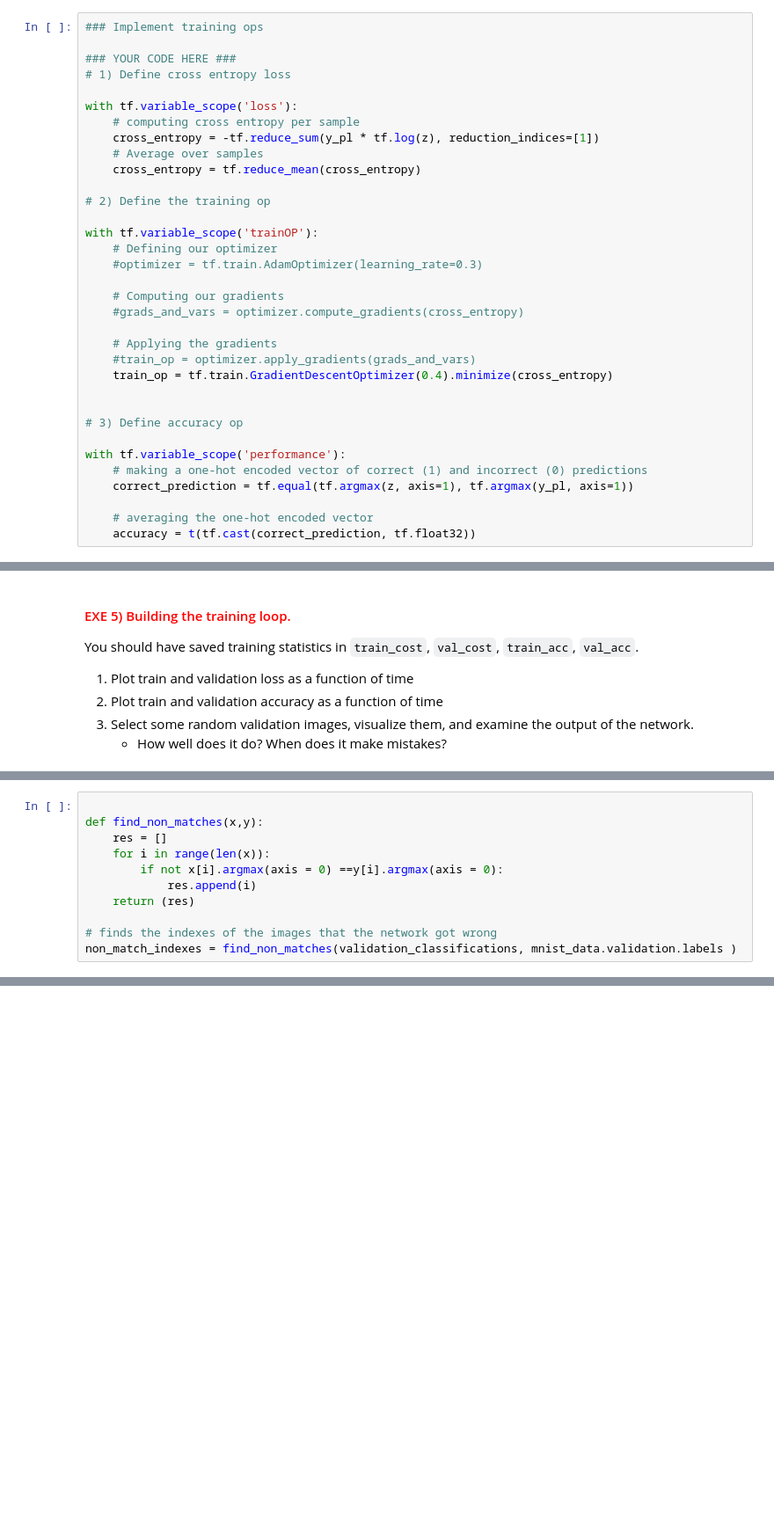
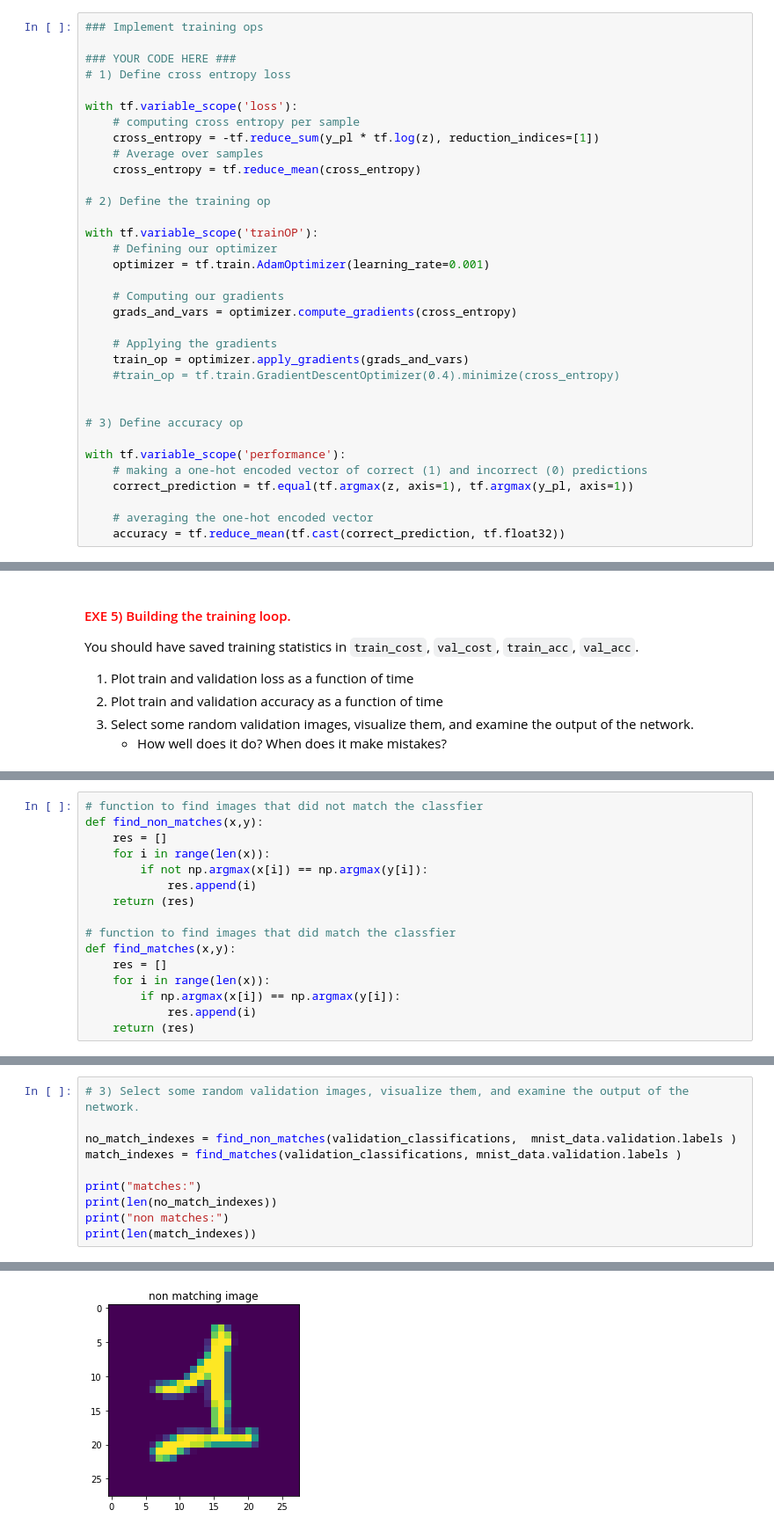
Before and after one commit to luklbe/02456-deep-learning, a Jupyter notebook: notebooks/lab1_Introduction/7.EXE_MNIST.ipynb, the cells around one changed output, grey strips where cells are left out. Shown at 88% size. Cells and saved outputs as stored; diff of their text form; blank space fills up the shorter version.

```diff
--- a/notebooks/lab1_Introduction/7.EXE_MNIST.ipynb
+++ b/notebooks/lab1_Introduction/7.EXE_MNIST.ipynb
@@ -194,14 +194,14 @@ with tf.variable_scope('loss'):
 
 with tf.variable_scope('trainOP'):
     # Defining our optimizer
-    #optimizer = tf.train.AdamOptimizer(learning_rate=0.3)
+    optimizer = tf.train.AdamOptimizer(learning_rate=0.001)
 
     # Computing our gradients
-    #grads_and_vars = optimizer.compute_gradients(cross_entropy)
+    grads_and_vars = optimizer.compute_gradients(cross_entropy)
 
     # Applying the gradients
-    #train_op = optimizer.apply_gradients(grads_and_vars)
-    train_op = tf.train.GradientDescentOptimizer(0.4).minimize(cross_entropy)
+    train_op = optimizer.apply_gradients(grads_and_vars)
+    #train_op = tf.train.GradientDescentOptimizer(0.4).minimize(cross_entropy)
 
 
 # 3) Define accuracy op
@@ -211,7 +211,7 @@ with tf.variable_scope('performance'):
     correct_prediction = tf.equal(tf.argmax(z, axis=1), tf.argmax(y_pl, axis=1))
 
     # averaging the one-hot encoded vector
-    accuracy = t(tf.cast(correct_prediction, tf.float32))
+    accuracy = tf.reduce_mean(tf.cast(correct_prediction, tf.float32))
 # %% [markdown]
 ### Stochastic gradient descent with mini-batches
 
@@ -352,11 +386,16 @@ You should have saved training statistics in `train_cost`, `val_cost`, `train_ac
 # %%
-
+# function to find images that did not match the classfier
 def find_non_matches(x,y):
     res = []
     for i in range(len(x)):
-        if not x[i].argmax(axis = 0) ==y[i].argmax(axis = 0):
+        if not np.argmax(x[i]) == np.argmax(y[i]):
             res.append(i)
     return (res)
 
-# finds the indexes of the images that the network got wrong
-non_match_indexes = find_non_matches(validation_classifications, mnist_data.validation.labels )
+# function to find images that did match the classfier
+def find_matches(x,y):
+    res = []
+    for i in range(len(x)):
+        if np.argmax(x[i]) == np.argmax(y[i]):
+            res.append(i)
+    return (res)
@@ -412,0 +402,11 @@ total accuracy:
+# %%
+# 3) Select some random validation images, visualize them, and examine the output of the network.
+
+no_match_indexes = find_non_matches(validation_classifications,  mnist_data.validation.labels )
+match_indexes = find_matches(validation_classifications, mnist_data.validation.labels )
+
+print("matches:")
+print(len(no_match_indexes))
+print("non matches:")
+print(len(match_indexes))
+# %% [output]
@@ -412,0 +416 @@ total accuracy:
+[figure, added]
```
Also changed, not shown: parts of 7 cells of this notebook.
